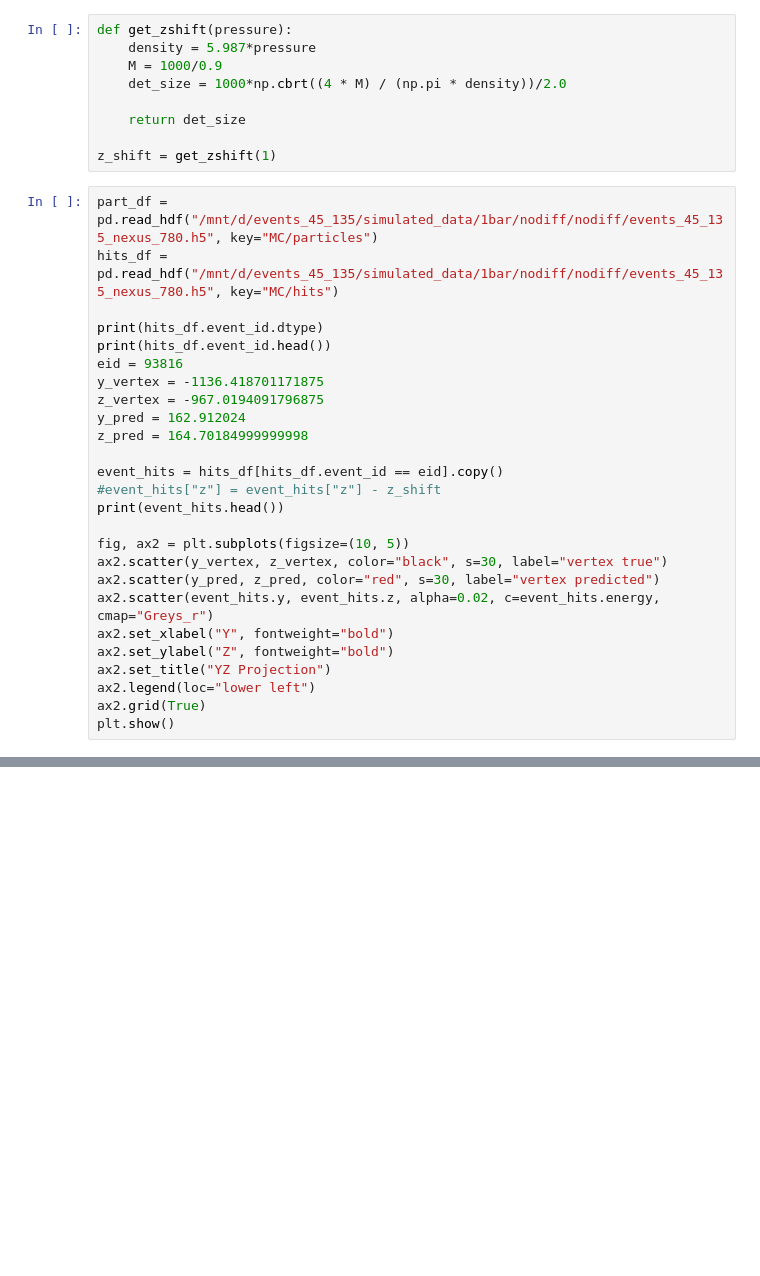
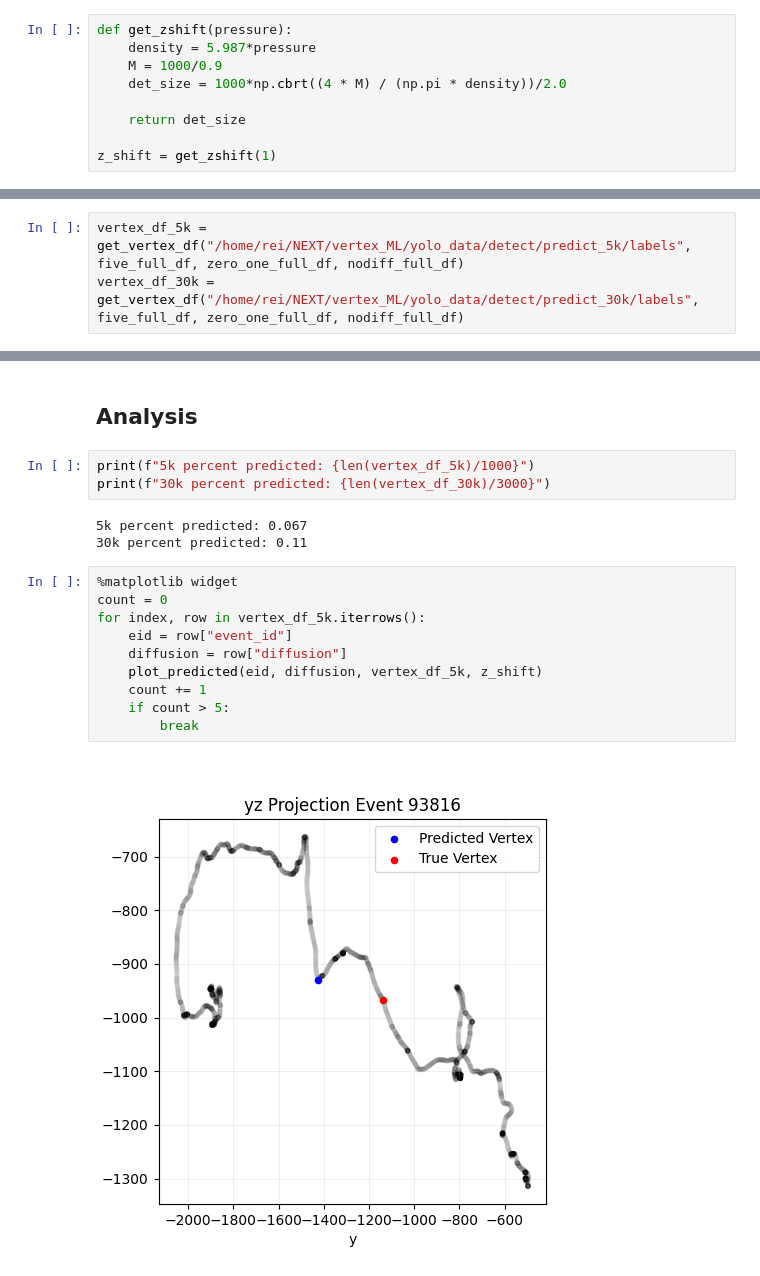
Before and after one commit to Rei-Jones/next-machine-learning, a Jupyter notebook: Machine_Learning/analysis/vertex_predictions.ipynb, the cells around one changed output, grey strips where cells are left out. Saved outputs shown, nothing was run; the diff lists cells and outputs as text; blank space fills up the shorter version.

Commit message:
updated vertex predictions

```diff
--- a/Machine_Learning/analysis/vertex_predictions.ipynb
+++ b/Machine_Learning/analysis/vertex_predictions.ipynb
@@ -124,29 +38,3 @@ def get_zshift(pressure):
     return det_size
 
 z_shift = get_zshift(1)
-# %%
-part_df = pd.read_hdf("/mnt/d/events_45_135/simulated_data/1bar/nodiff/nodiff/events_45_135_nexus_780.h5", key="MC/particles")
-hits_df = pd.read_hdf("/mnt/d/events_45_135/simulated_data/1bar/nodiff/nodiff/events_45_135_nexus_780.h5", key="MC/hits")
-
-print(hits_df.event_id.dtype)
-print(hits_df.event_id.head())
-eid = 93816
-y_vertex = -1136.418701171875
-z_vertex = -967.0194091796875
-y_pred = 162.912024
-z_pred = 164.70184999999998
-
-event_hits = hits_df[hits_df.event_id == eid].copy()
-#event_hits["z"] = event_hits["z"] - z_shift
-print(event_hits.head())
-
-fig, ax2 = plt.subplots(figsize=(10, 5))
-ax2.scatter(y_vertex, z_vertex, color="black", s=30, label="vertex true")
-ax2.scatter(y_pred, z_pred, color="red", s=30, label="vertex predicted")
-ax2.scatter(event_hits.y, event_hits.z, alpha=0.02, c=event_hits.energy, cmap="Greys_r")
-ax2.set_xlabel("Y", fontweight="bold")
-ax2.set_ylabel("Z", fontweight="bold")
-ax2.set_title("YZ Projection")
-ax2.legend(loc="lower left")
-ax2.grid(True)
-plt.show()
@@ -174,0 +330,3 @@ Name: event_id, dtype: int64
+# %%
+vertex_df_5k = get_vertex_df("/home/rei/NEXT/vertex_ML/yolo_data/detect/predict_5k/labels", five_full_df, zero_one_full_df, nodiff_full_df)
+vertex_df_30k = get_vertex_df("/home/rei/NEXT/vertex_ML/yolo_data/detect/predict_30k/labels", five_full_df, zero_one_full_df, nodiff_full_df)
@@ -174,0 +351,20 @@ Name: event_id, dtype: int64
+# %% [markdown]
+## Analysis
+# %%
+print(f"5k percent predicted: {len(vertex_df_5k)/1000}")
+print(f"30k percent predicted: {len(vertex_df_30k)/3000}")
+# %% [output]
+5k percent predicted: 0.067
+30k percent predicted: 0.11
+# %%
+%matplotlib widget
+count = 0
+for index, row in vertex_df_5k.iterrows():
+    eid = row["event_id"]
+    diffusion = row["diffusion"]
+    plot_predicted(eid, diffusion, vertex_df_5k, z_shift)
+    count += 1
+    if count > 5:
+        break
+# %% [output]
+[figure, added]
```
Also changed, not shown: parts of 21 cells of this notebook, 7 other files.
